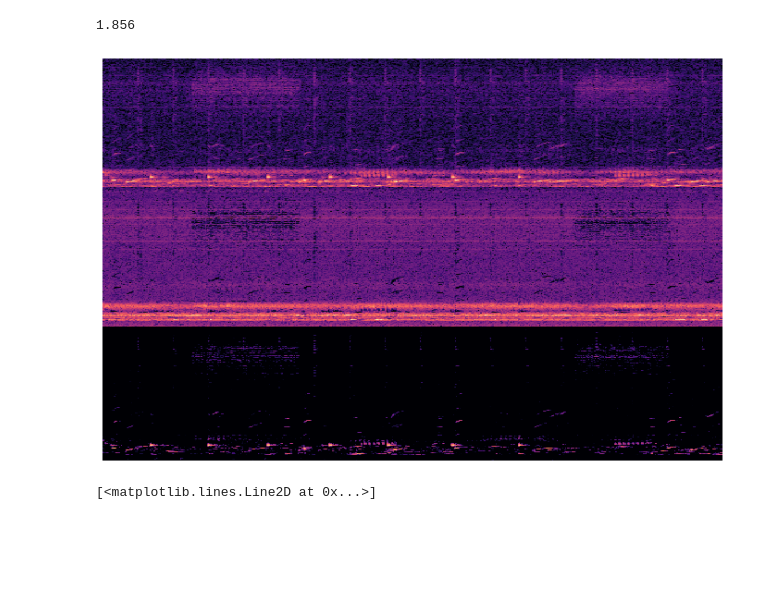
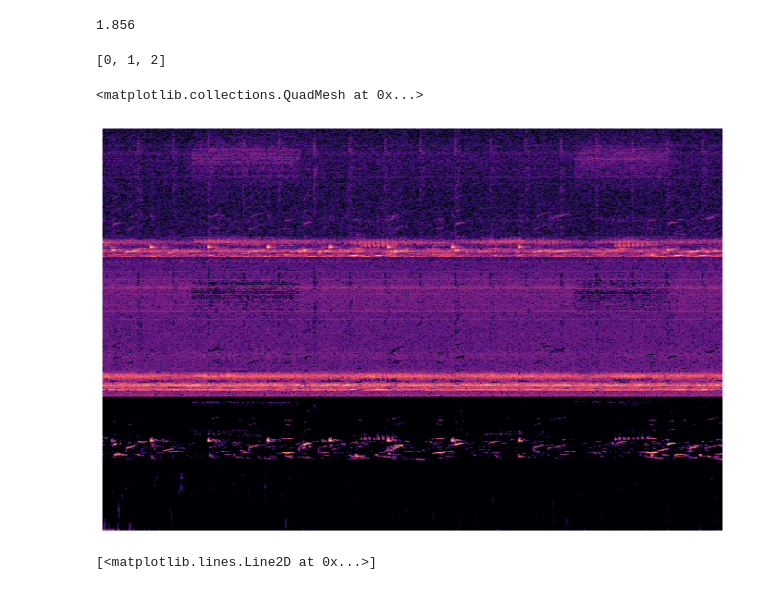
Before and after one commit to KidElectric/rfcx_kaggle, a Jupyter notebook: notebooks/1.0-bri-data-exploration-and-spectrogram-tests.ipynb, the cells around one changed output. Saved outputs shown, nothing was run; the diff lists cells and outputs as text; code cells hidden in the pictures; blank space fills up the shorter version.

```diff
--- a/notebooks/1.0-bri-data-exploration-and-spectrogram-tests.ipynb
+++ b/notebooks/1.0-bri-data-exploration-and-spectrogram-tests.ipynb
@@ -276,63 +276,58 @@ S_filter = lb.decompose.nn_filter(S_full,
 # if we assume signals are additive.  Taking the pointwise minimium
 # with the input spectrum forces this.
 S_filter = np.minimum(S_full, S_filter)
+# %%
+[i for i in range(0,3,1)]
+# %% [output]
+[0, 1, 2]
 # %%
 
 # We can also use a margin to reduce bleed between the vocals and instrumentation masks.
 # Note: the margins need not be equal for foreground and background separation
 margin_i, margin_v = 2, 10
 power = 2
 
 mask_i = librosa.util.softmask(S_filter,
                                margin_i * (S_full - S_filter),
                                power=power)
 
 mask_v = librosa.util.softmask(S_full - S_filter,
                                margin_v * S_filter,
                                power=power)
 
 # Once we have the masks, simply multiply them with the input spectrum
 # to separate the components
 
 S_foreground = mask_v * S_full
 S_background = mask_i * S_full
 
 # sphinx_gallery_thumbnail_number = 2
 sr=params.sr
 idx = slice(*lb.time_to_frames([0, 6], sr=params.sr))
 plt.figure(figsize=(12, 8))
+params.ax=[]
+for i in range(0,3,1):
+    ax=plt.subplot(3,1,i+1)
+    params.ax.append(ax)
+    ax.axis('off')
+    ax.xaxis.set_major_locator(plt.NullLocator())
+    ax.yaxis.set_major_locator(plt.NullLocator())
+plt.subplots_adjust(wspace=0, hspace=0)
+
+librosa.display.specshow(librosa.amplitude_to_db(S_full[:, idx], ref=np.max),
+                         y_axis='linear', sr=sr,ax=params.ax[0])
+
+librosa.display.specshow(librosa.amplitude_to_db(S_background[:, idx], ref=np.max),
+                         y_axis='linear', sr=sr,ax=params.ax[1])
+
+librosa.display.specshow(librosa.amplitude_to_db(S_foreground[:, idx], ref=np.max),
+                         y_axis='log', x_axis='time', sr=sr, ax=params.ax[2])
 
 
-plt.subplot(3, 1, 1)
-librosa.display.specshow(librosa.amplitude_to_db(S_full[:, idx], ref=np.max),
-                         y_axis='linear', sr=sr)
-plt.gca().axis('off')
-plt.gca().xaxis.set_major_locator(plt.NullLocator())
-plt.gca().yaxis.set_major_locator(plt.NullLocator())
-# plt.title('Full spectrum')
-# plt.colorbar()
-
-plt.subplot(3, 1, 2)
-librosa.display.specshow(librosa.amplitude_to_db(S_background[:, idx], ref=np.max),
-                         y_axis='linear', sr=sr)
-plt.gca().axis('off')
-plt.gca().xaxis.set_major_locator(plt.NullLocator())
-plt.gca().yaxis.set_major_locator(plt.NullLocator())
-# plt.title('Background')
-# plt.colorbar()
-plt.subplot(3, 1, 3)
-librosa.display.specshow(librosa.amplitude_to_db(S_foreground[:, idx], ref=np.max),
-                         y_axis='linear', x_axis='time', sr=sr)
-plt.gca().axis('off')
-plt.gca().xaxis.set_major_locator(plt.NullLocator())
-plt.gca().yaxis.set_major_locator(plt.NullLocator())
-# plt.title('Foreground')
-# plt.colorbar()
-# plt.tight_layout()
-plt.subplots_adjust(wspace=0, hspace=0)
-plt.show()
+# plt.show()
 # %% [output]
+<matplotlib.collections.QuadMesh at 0x...>
-[figure, old version]
+[figure, new version]
 # %%
 plt.plot(med)
 plt.plot(melspec[:,35],'r')
```
Also changed, not shown: 1 other file.
